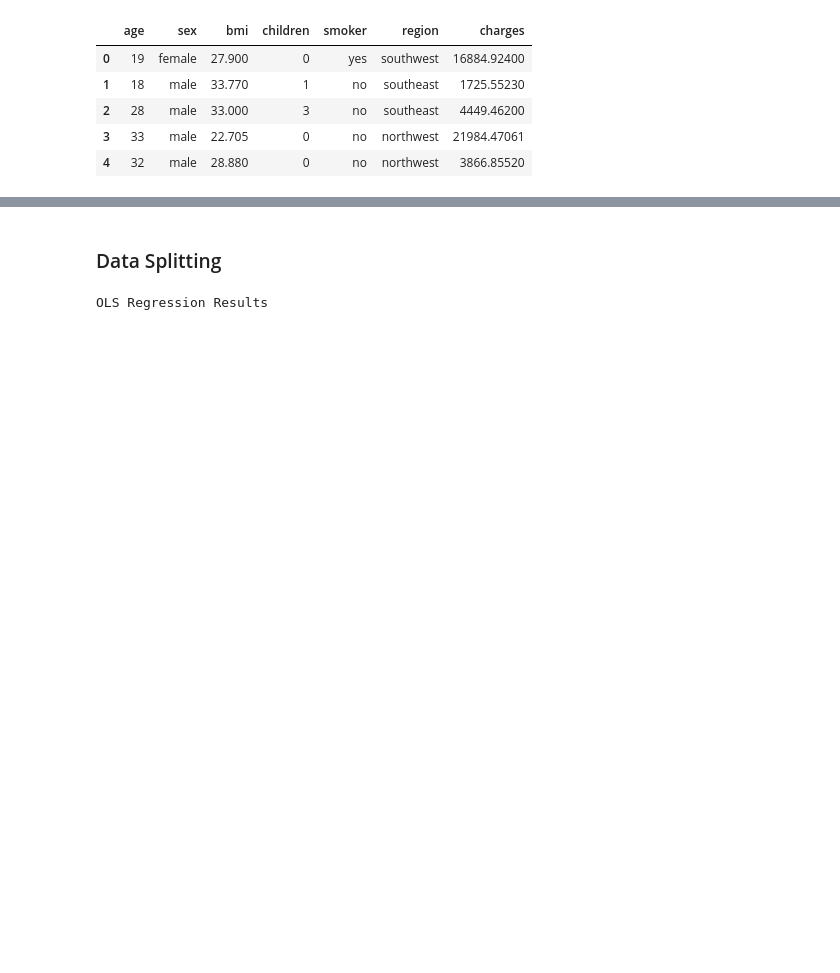
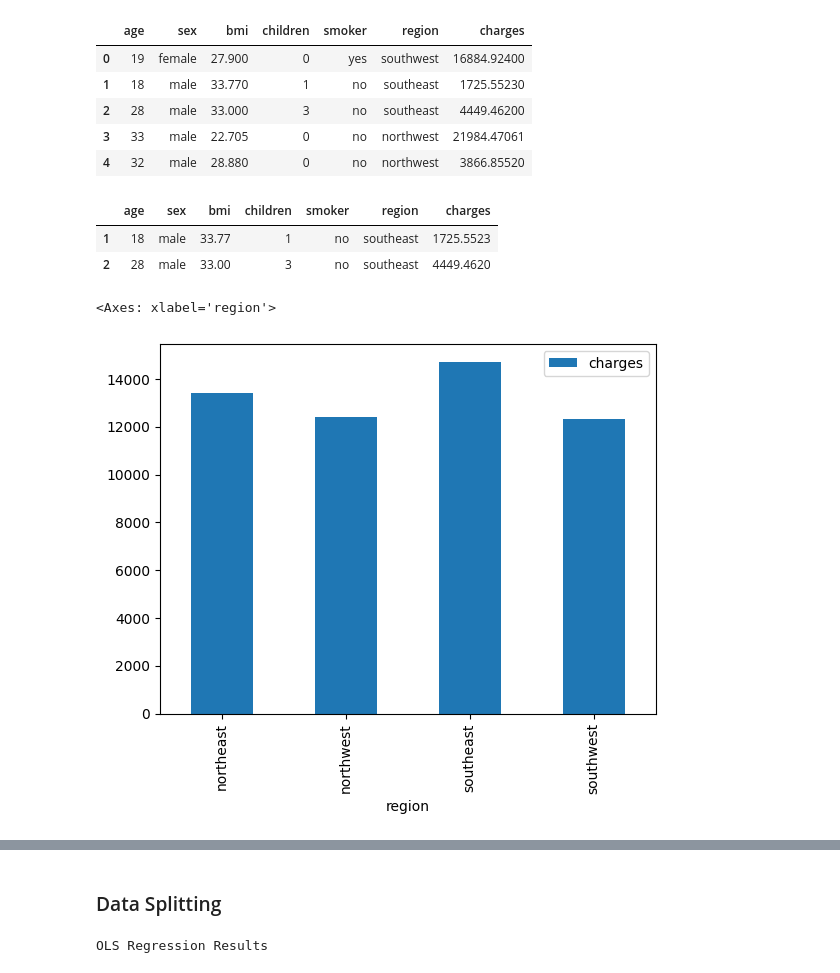
Before and after one commit to Proftg/Maven-regression, a Jupyter notebook: DataScienceinPythonRegression-230823-154628/Course Materials/Demo Notebooks/05_Validating_Testing_Demos.ipynb, the cells around one changed output, grey strips where cells are left out. Drawn from its saved outputs; the diff is of its cells as text; code cells hidden in the pictures; blank space fills up the shorter version.

```diff
--- a/DataScienceinPythonRegression-230823-154628/Course Materials/Demo Notebooks/05_Validating_Testing_Demos.ipynb
+++ b/DataScienceinPythonRegression-230823-154628/Course Materials/Demo Notebooks/05_Validating_Testing_Demos.ipynb
@@ -14,3 +14,14 @@ insurance_df.head()
 | 2 | 28 | male | 33.000 | 3 | no | southeast | 4449.46200 |
 | 3 | 33 | male | 22.705 | 0 | no | northwest | 21984.47061 |
 | 4 | 32 | male | 28.880 | 0 | no | northwest | 3866.85520 |
+# %%
+insurance_df.iloc[1:3]
+# %% [output]
+|  | age | sex | bmi | children | smoker | region | charges |
+| 1 | 18 | male | 33.77 | 1 | no | southeast | 1725.5523 |
+| 2 | 28 | male | 33.00 | 3 | no | southeast | 4449.4620 |
+# %%
+insurance_df.groupby("region").agg({"charges":"mean"}).plot.bar()
+# %% [output]
+<Axes: xlabel='region'>
+[figure, added]
```
Also changed, not shown: parts of 7 cells of this notebook.
